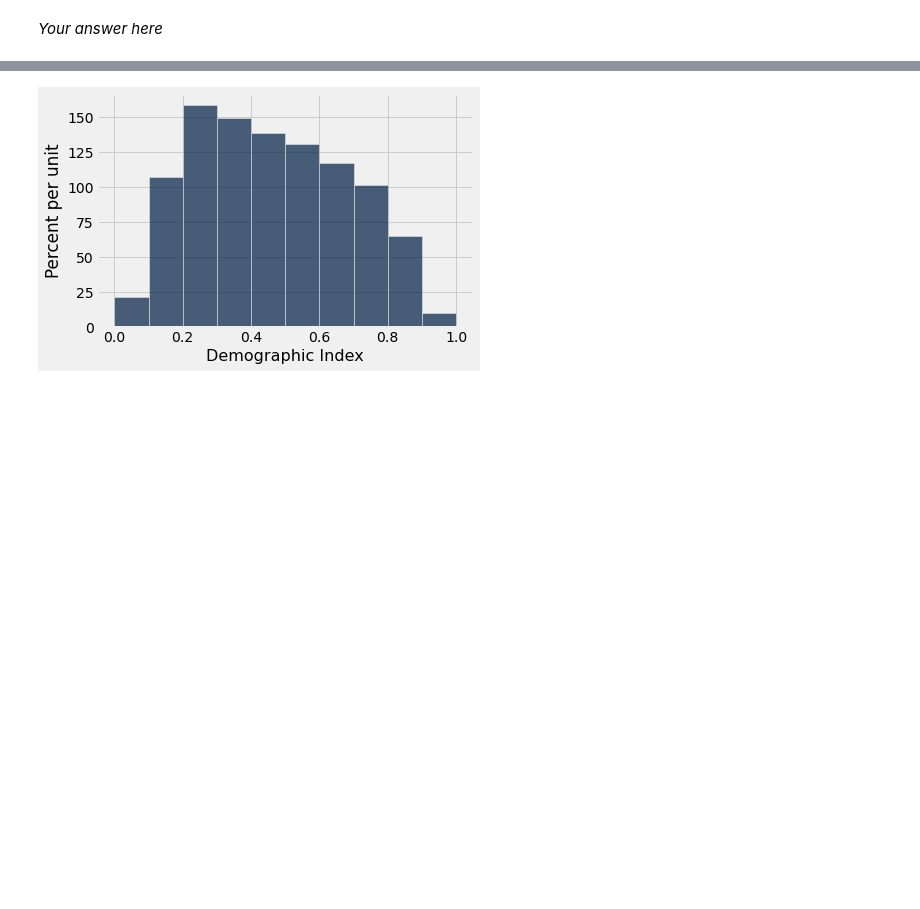
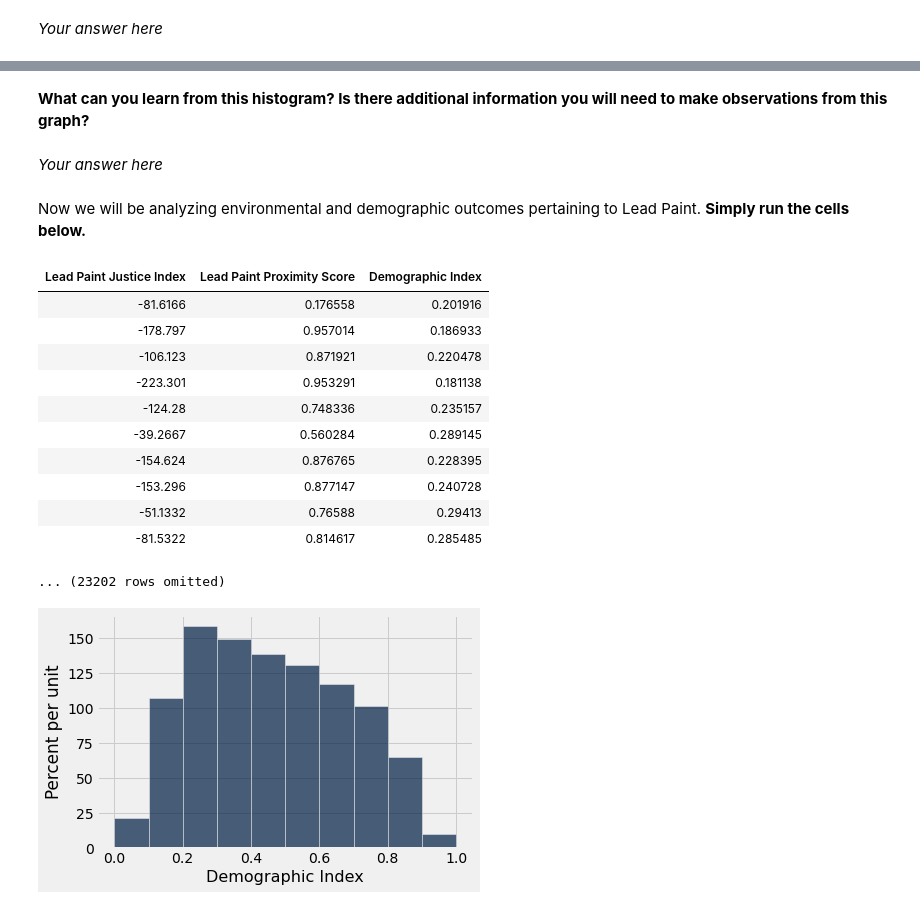
Before and after one commit to ds-modules/DATA88-SP22, a Jupyter notebook: whej01/whej01.ipynb, the cells around one changed output, grey strips where cells are left out. Cells and saved outputs as stored; diff of their text form; code cells hidden in the pictures; blank space fills up the shorter version.

```diff
--- a/whej01/whej01.ipynb
+++ b/whej01/whej01.ipynb
@@ -231,8 +236,30 @@ population_histogram
+# %% [markdown]
+**What can you learn from this histogram? Is there additional information you will need to make observations from this graph?**
+# %% [markdown]
+*Your answer here*
+# %% [markdown]
+Now we will be analyzing environmental and demographic outcomes pertaining to Lead Paint. **Simply run the cells below.**
 # %%
-#getting demo index, LP prximity score, LP Justice Index
+#Putting demo index, LP prximity score, LP Justice Index in a single table
 #Lead Paint EJ index column → D_LDPNT_2
 #Lead Paint proximity score column → PRE1960PCT
 #Demographic Index column → VULEOPCT
 
-lead_paint = EJScreen_Justice_table.select('D_LDPNT_2','PRE1960PCT','VULEOPCT')
+lead_paint = EJScreen_Justice.select('D_LDPNT_2','PRE1960PCT','VULEOPCT')
+lead_paint.relabel('VULEOPCT','Demographic Index')
+lead_paint.relabel('PRE1960PCT','Lead Paint Proximity Score')
+lead_paint.relabel('D_LDPNT_2','Lead Paint Justice Index')
+# %% [output]
+| Lead Paint Justice Index | Lead Paint Proximity Score | Demographic Index |
+| -81.6166 | 0.176558 | 0.201916 |
+| -178.797 | 0.957014 | 0.186933 |
+| -106.123 | 0.871921 | 0.220478 |
+| -223.301 | 0.953291 | 0.181138 |
+| -124.28 | 0.748336 | 0.235157 |
+| -39.2667 | 0.560284 | 0.289145 |
+| -154.624 | 0.876765 | 0.228395 |
+| -153.296 | 0.877147 | 0.240728 |
+| -51.1332 | 0.76588 | 0.29413 |
+| -81.5322 | 0.814617 | 0.285485 |
+... (23202 rows omitted)
 # %%
```
Also changed, not shown: parts of 13 cells of this notebook.
